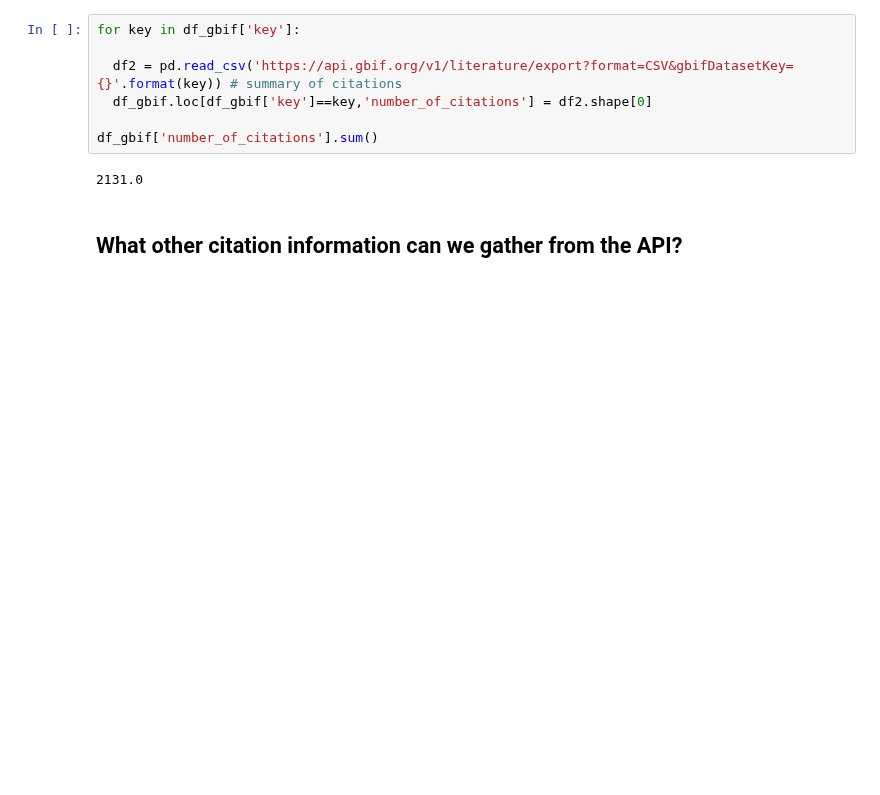
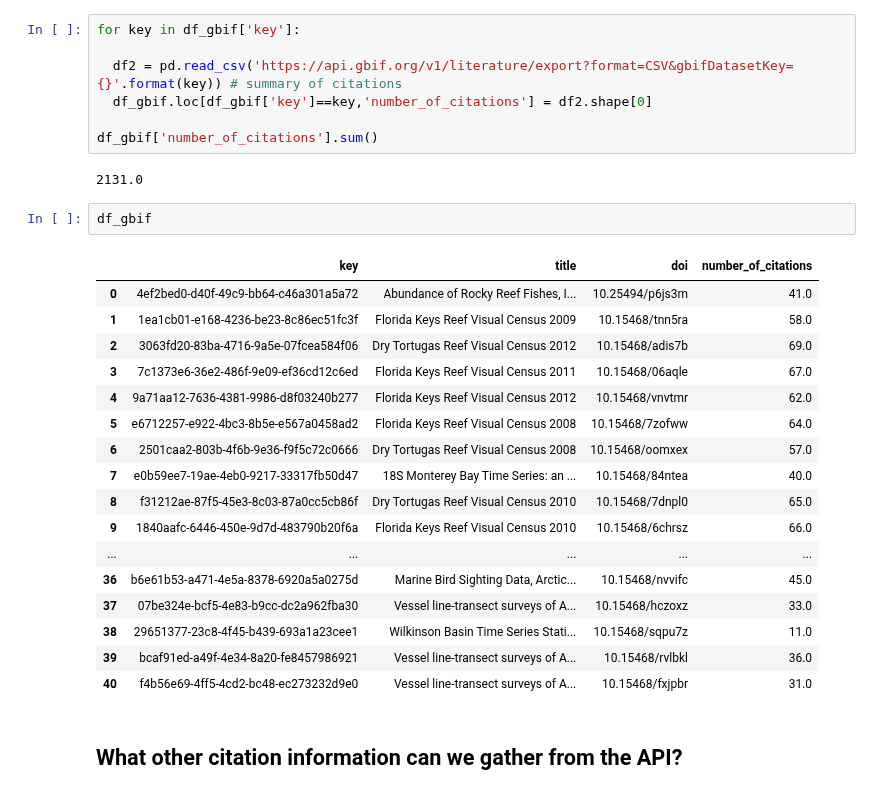
Before and after one commit to MathewBiddle/sandbox, a Jupyter notebook: notebooks/MBON_OBIS_statistics.ipynb, the cells around one changed output. Drawn from its saved outputs; the diff is of its cells as text; blank space fills up the shorter version.

```diff
--- a/notebooks/MBON_OBIS_statistics.ipynb
+++ b/notebooks/MBON_OBIS_statistics.ipynb
@@ -228,6 +223,26 @@ for key in df_gbif['key']:
 df_gbif['number_of_citations'].sum()
 # %% [output]
 2131.0
+# %%
+df_gbif
+# %% [output]
+|  | key | title | doi | number_of_citations |
+| 0 | 4ef2bed0-d40f-49c9-bb64-c46a301a5a72 | Abundance of Rocky Reef Fishes, I... | 10.25494/p6js3m | 41.0 |
+| 1 | 1ea1cb01-e168-4236-be23-8c86ec51fc3f | Florida Keys Reef Visual Census 2009 | 10.15468/tnn5ra | 58.0 |
+| 2 | 3063fd20-83ba-4716-9a5e-07fcea584f06 | Dry Tortugas Reef Visual Census 2012 | 10.15468/adis7b | 69.0 |
+| 3 | 7c1373e6-36e2-486f-9e09-ef36cd12c6ed | Florida Keys Reef Visual Census 2011 | 10.15468/06aqle | 67.0 |
+| 4 | 9a71aa12-7636-4381-9986-d8f03240b277 | Florida Keys Reef Visual Census 2012 | 10.15468/vnvtmr | 62.0 |
+| 5 | e6712257-e922-4bc3-8b5e-e567a0458ad2 | Florida Keys Reef Visual Census 2008 | 10.15468/7zofww | 64.0 |
+| 6 | 2501caa2-803b-4f6b-9e36-f9f5c72c0666 | Dry Tortugas Reef Visual Census 2008 | 10.15468/oomxex | 57.0 |
+| 7 | e0b59ee7-19ae-4eb0-9217-33317fb50d47 | 18S Monterey Bay Time Series: an ... | 10.15468/84ntea | 40.0 |
+| 8 | f31212ae-87f5-45e3-8c03-87a0cc5cb86f | Dry Tortugas Reef Visual Census 2010 | 10.15468/7dnpl0 | 65.0 |
+| 9 | 1840aafc-6446-450e-9d7d-483790b20f6a | Florida Keys Reef Visual Census 2010 | 10.15468/6chrsz | 66.0 |
+| ... | ... | ... | ... | ... |
+| 36 | b6e61b53-a471-4e5a-8378-6920a5a0275d | Marine Bird Sighting Data, Arctic... | 10.15468/nvvifc | 45.0 |
+| 37 | 07be324e-bcf5-4e83-b9cc-dc2a962fba30 | Vessel line-transect surveys of A... | 10.15468/hczoxz | 33.0 |
+| 38 | 29651377-23c8-4f45-b439-693a1a23cee1 | Wilkinson Basin Time Series Stati... | 10.15468/sqpu7z | 11.0 |
+| 39 | bcaf91ed-a49f-4e34-8a20-fe8457986921 | Vessel line-transect surveys of A... | 10.15468/rvlbkl | 36.0 |
+| 40 | f4b56e69-4ff5-4cd2-bc48-ec273232d9e0 | Vessel line-transect surveys of A... | 10.15468/fxjpbr | 31.0 |
 # %% [markdown]
 ## What other citation information can we gather from the API?
 # %% [markdown]
```
Also changed, not shown: parts of 8 cells of this notebook.
